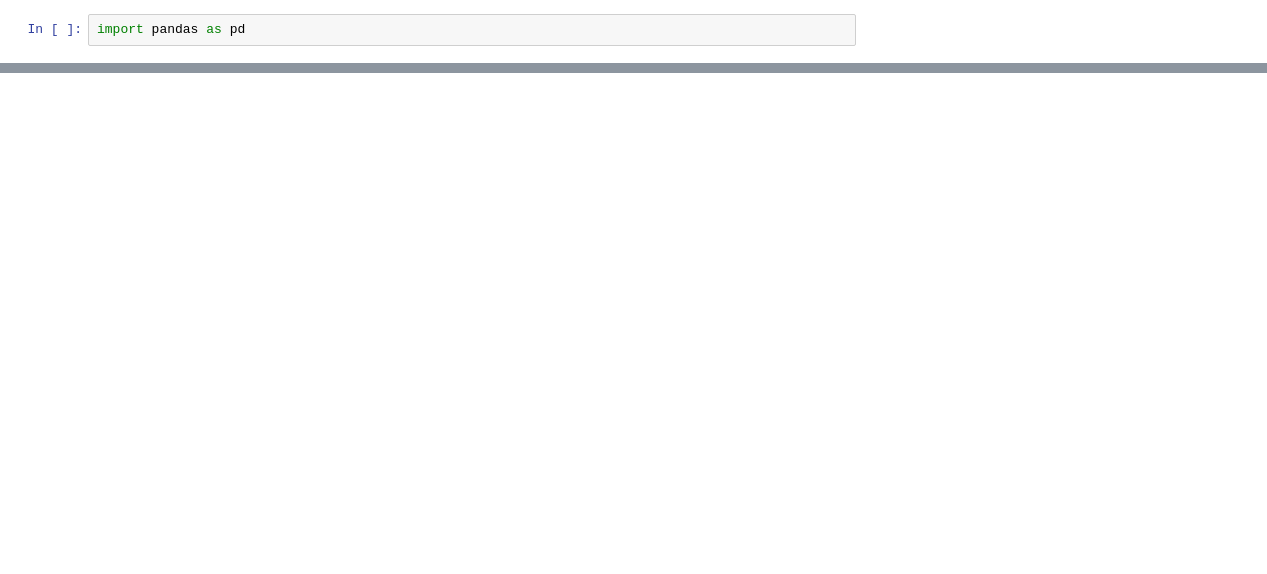
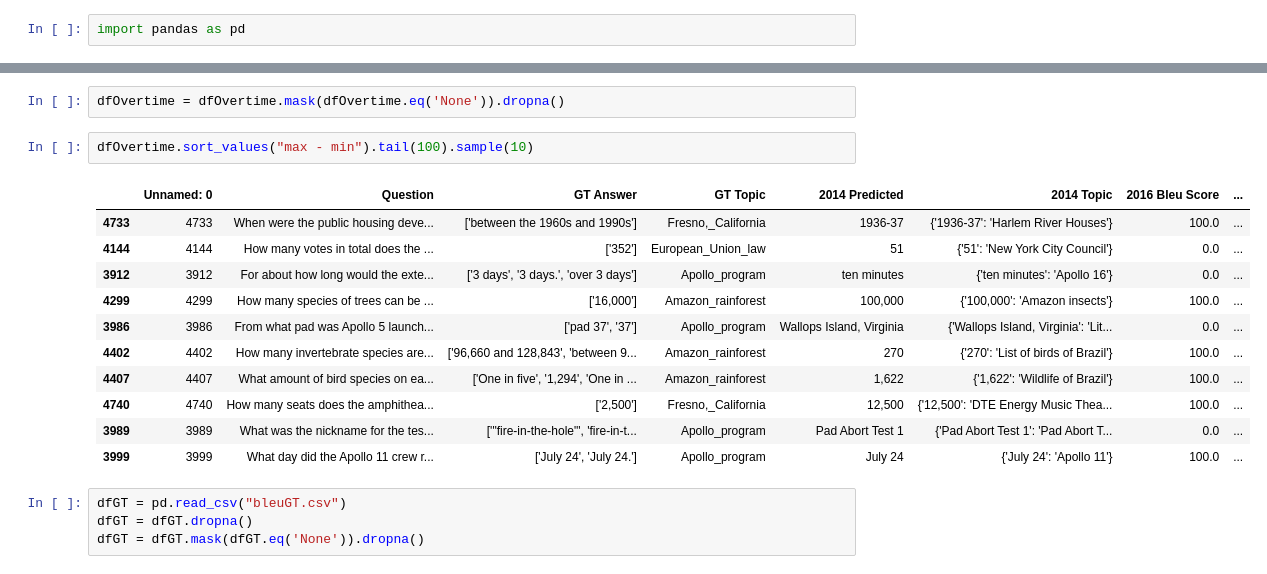
Before and after one commit to npateel/timelywimely, a Jupyter notebook: haystack/Analysis.ipynb, the cells around one changed output, grey strips where cells are left out. Cells and saved outputs as stored; diff of their text form; blank space fills up the shorter version.

```diff
--- a/haystack/Analysis.ipynb
+++ b/haystack/Analysis.ipynb
@@ -50,0 +24,20 @@ pd.read_csv("bleuBoth.csv")
+# %%
+dfOvertime = dfOvertime.mask(dfOvertime.eq('None')).dropna()
+# %%
+dfOvertime.sort_values("max - min").tail(100).sample(10)
+# %% [output]
+|  | Unnamed: 0 | Question | GT Answer | GT Topic | 2014 Predicted | 2014 Topic | 2016 Bleu Score | ... |
+| 4733 | 4733 | When were the public housing deve... | ['between the 1960s and 1990s'] | Fresno,_California | 1936-37 | {'1936-37': 'Harlem River Houses'} | 100.0 | ... |
+| 4144 | 4144 | How many votes in total does the ... | ['352'] | European_Union_law | 51 | {'51': 'New York City Council'} | 0.0 | ... |
+| 3912 | 3912 | For about how long would the exte... | ['3 days', '3 days.', 'over 3 days'] | Apollo_program | ten minutes | {'ten minutes': 'Apollo 16'} | 0.0 | ... |
+| 4299 | 4299 | How many species of trees can be ... | ['16,000'] | Amazon_rainforest | 100,000 | {'100,000': 'Amazon insects'} | 100.0 | ... |
+| 3986 | 3986 | From what pad was Apollo 5 launch... | ['pad 37', '37'] | Apollo_program | Wallops Island, Virginia | {'Wallops Island, Virginia': 'Lit... | 0.0 | ... |
+| 4402 | 4402 | How many invertebrate species are... | ['96,660 and 128,843', 'between 9... | Amazon_rainforest | 270 | {'270': 'List of birds of Brazil'} | 100.0 | ... |
+| 4407 | 4407 | What amount of bird species on ea... | ['One in five', '1,294', 'One in ... | Amazon_rainforest | 1,622 | {'1,622': 'Wildlife of Brazil'} | 100.0 | ... |
+| 4740 | 4740 | How many seats does the amphithea... | ['2,500'] | Fresno,_California | 12,500 | {'12,500': 'DTE Energy Music Thea... | 100.0 | ... |
+| 3989 | 3989 | What was the nickname for the tes... | ['"fire-in-the-hole"', 'fire-in-t... | Apollo_program | Pad Abort Test 1 | {'Pad Abort Test 1': 'Pad Abort T... | 0.0 | ... |
+| 3999 | 3999 | What day did the Apollo 11 crew r... | ['July 24', 'July 24.'] | Apollo_program | July 24 | {'July 24': 'Apollo 11'} | 100.0 | ... |
+# %%
+dfGT = pd.read_csv("bleuGT.csv")
+dfGT = dfGT.dropna()
+dfGT = dfGT.mask(dfGT.eq('None')).dropna()
```
Also changed, not shown: parts of 7 cells of this notebook.
